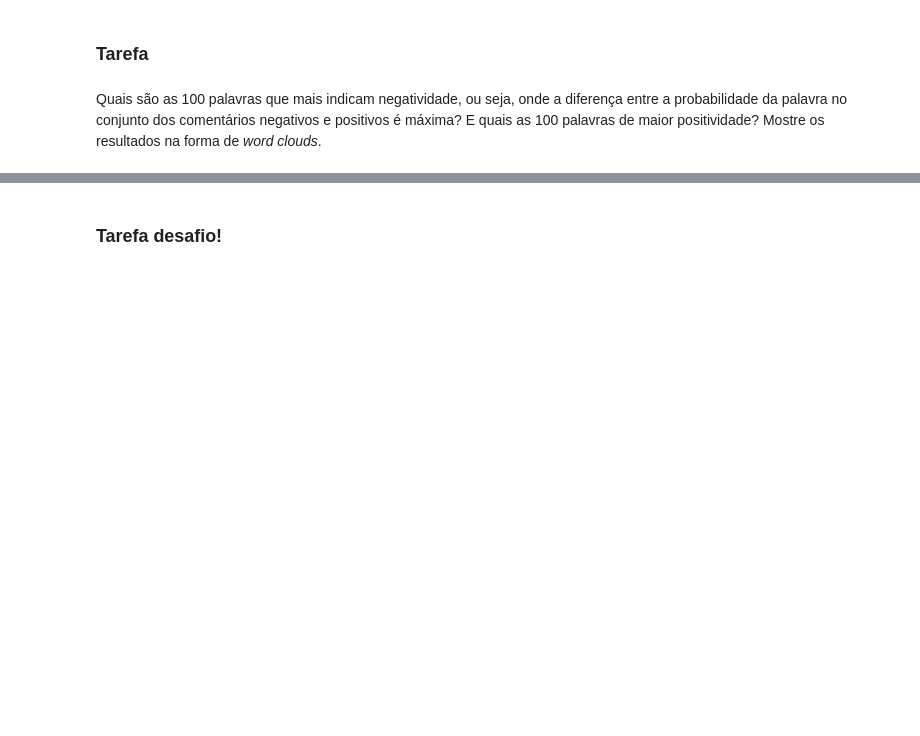
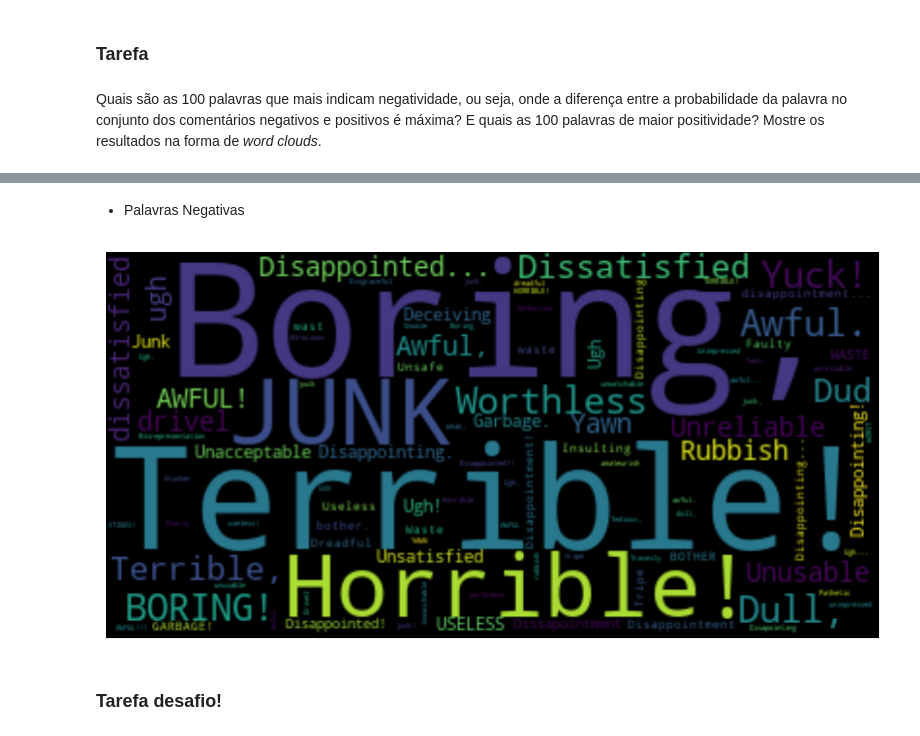
Before and after one commit to DaviReisVieira/projeto-spark-megadados, a Jupyter notebook: projeto_spark.ipynb, the cells around one changed output, grey strips where cells are left out. Cells and saved outputs as stored; diff of their text form; code cells hidden in the pictures; blank space fills up the shorter version.

```diff
--- a/projeto_spark.ipynb
+++ b/projeto_spark.ipynb
@@ -235,0 +271,3 @@ Quais são as 100 palavras que mais indicam negatividade, ou seja, onde a difere
+# %%
+negativity_words = rdd_unified_fase_2.filter(lambda x: x[1][0] != None).filter(lambda x: x[1][1] != None).map(lambda x:(x[0], (x[1][0]) - (x[1][1]))).takeOrdered(100, lambda x: -x[1])
+negativity_words
@@ -236,3 +326,9 @@ Quais são as 100 palavras que mais indicam negatividade, ou seja, onde a difere
+# %% [markdown]
+- Palavras Negativas
+# %%
+plot_wordcloud(negativity_words)
+# %% [output]
+[figure, added]
 # %% [markdown]
 ### Tarefa desafio!
 # %% [markdown]
```
Also changed, not shown: parts of 15 cells of this notebook.
